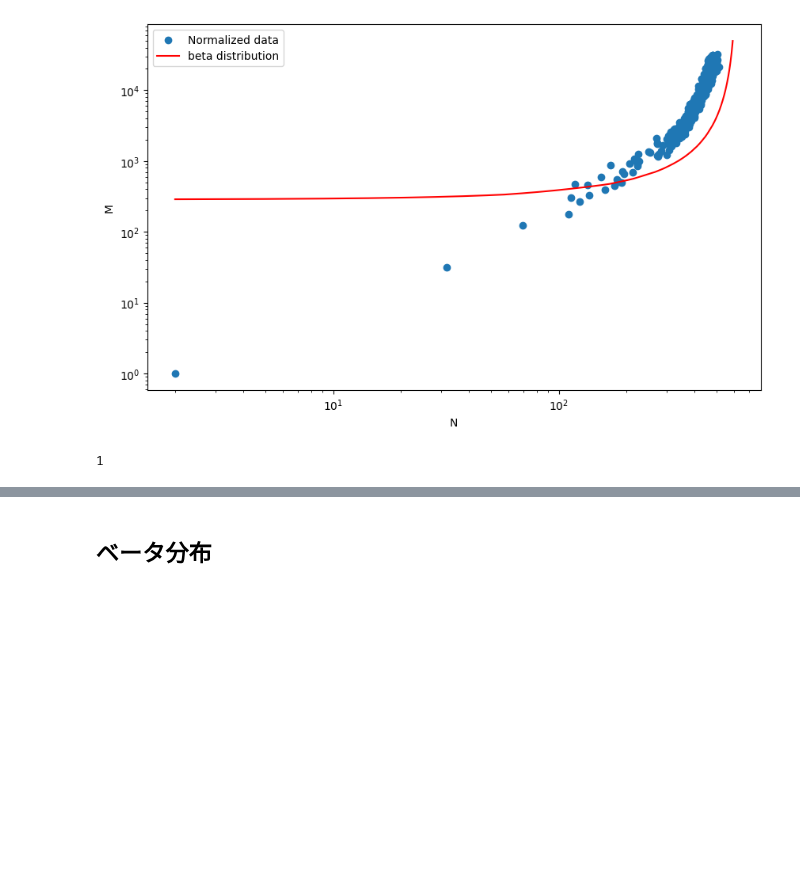
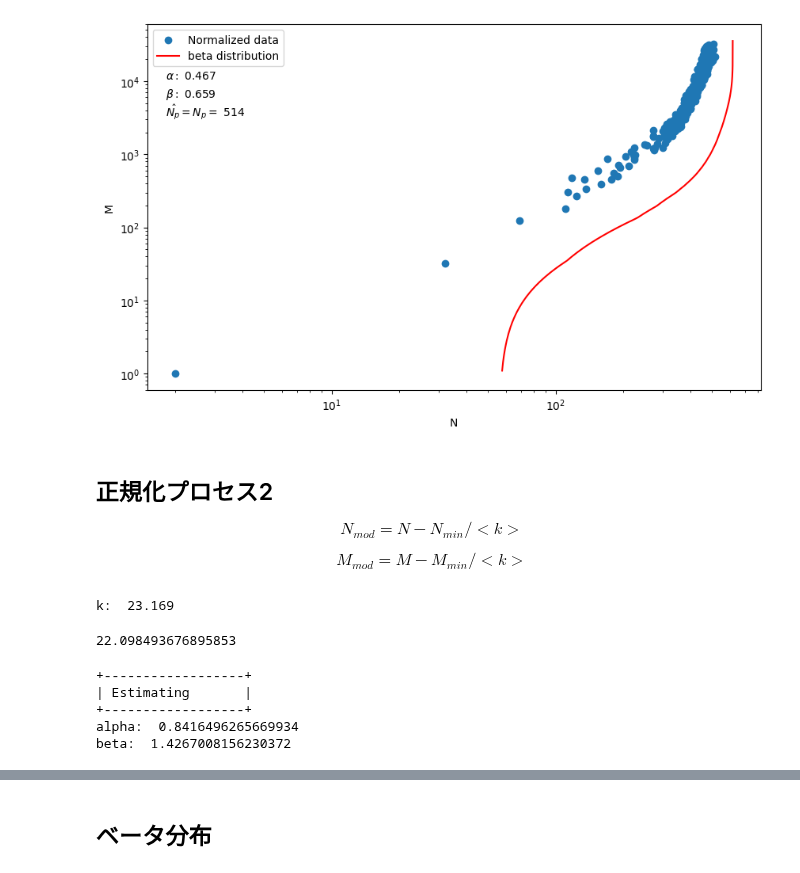
Before and after one commit to yiadka/mobility_scaling, a Jupyter notebook: notebooks/nmscaling_nor.ipynb, the cells around one changed output, grey strips where cells are left out. Saved outputs shown, nothing was run; the diff lists cells and outputs as text; code cells hidden in the pictures; blank space fills up the shorter version.

```diff
--- a/notebooks/nmscaling_nor.ipynb
+++ b/notebooks/nmscaling_nor.ipynb
@@ -95,10 +118,10 @@ for i in range(len(edge_left)):
 # %%
 Nfit = []
-for i in range(len(edge_left)):
-    Nfit.append(model_beta([edge_left[i]], alpha, beta))
+for i in range(len(df_left["edge"])):
+    Nfit.append(model_beta([df_left["edge"][i]], alpha, beta))
 # %%
 Mfit = []
-for i in range(len(edge_left)):
+for i in range(len(df_left["edge"])):
     Mfit.append((kappa[i]*Np*(Np-1))/8)
 # %%
 # 隣接する点を繋ぐように線形補間
@@ -132,7 +154,7 @@ max(node_norm)
 def model_beta_norm(x, alpha, beta):
     Np = 514
     f = lambda a: ( ((a ** (alpha - 1)) * ((1 - a)**(beta - 1))) / special.beta(alpha, beta)) * (1 - ((((alpha + beta)) * (2*a*x[0]) ) / (alpha*Np**2 - alpha*Np))) **(Np - 1)
-    ff, _ = integrate.quad_vec(f, 0, 1)  # 積分の値と推定誤差を別々に受け取る
+    ff, _ = integrate.fixed_quad(f, 0, 1)  # 積分の値と推定誤差を別々に受け取る
     func = Np * (1 - ff)
     return func
 # %%
@@ -153,3 +175,7 @@ beta:  5.393372514911838
+# %%
+kappa = []
+for i in range(len(edge_norm)):
+    kappa.append( (((alpha + beta)/alpha)**2) * ((2 * edge_norm[i]) / (Np**2 - Np)) )
 # %%
 Np = max(node_norm)
 alpha = params[0]
@@ -165,26 +191,43 @@ for i in range(len(kappa)):
 # %%
 # 隣接する点を繋ぐように線形補間
 spline_func = interpolate.interp1d(Nnorm_fit, Mnorm_fit,
                                    kind="linear")
 x_new = np.linspace(min(Nnorm_fit), max(Nnorm_fit), 1000)
 y_new = spline_func(x_new)
 
 plt.figure(figsize=(10, 6))
 # plt.scatter(node_left, edge_left, label="left")
 # plt.scatter(Nnorm_fit, Mnorm_fit, label="fit", c="red")
 plt.scatter(node_norm, edge_norm, label="Normalized data")
 plt.plot(x_new, y_new, "-", c="red", label="beta distribution")
 # node_normとMnorm_fitの間を補間する
 
+plt.text(0.03, 0.85, r'$\alpha:$ ' + str(round(alpha, 3)), transform=plt.gca().transAxes)
+plt.text(0.03, 0.80, r'$\beta:$ ' + str(round(beta, 3)), transform=plt.gca().transAxes)
+plt.text(0.03, 0.75, r'$\hat{N_{p}}=N_{p}=$ ' + str(Np), transform=plt.gca().transAxes)
+
 plt.xlabel("N")
 plt.ylabel("M")
 plt.xscale("log")
 plt.yscale("log")
 plt.legend()
 plt.show()
 # %% [output]
-[figure, old version]
+[figure, new version]
-# %%
-min(edge_norm )
-# %% [output]
-1
+# %% [markdown]
+## 正規化プロセス2
+$$
+N_{mod} = N - N_{min} / <k>
+$$
+
+$$
+M_{mod} = M - M_{min} / <k>
+$$
+# %%
+# edgeを平均次数で割る
+# ネットワークの平均次数
+k = sum(edge_left) / sum(node_left)
+k = round(k, 3)
+print("k: ", k)
+# %% [output]
+k:  23.169
@@ -190,0 +243,4 @@ min(edge_norm )
+# %%
+max(Nnorm2)
+# %% [output]
+22.098493676895853
@@ -190,0 +255,15 @@ min(edge_norm )
+# %%
+print("+------------------+")
+print("| Estimating       |")
+print("+------------------+")
+
+params, _ = optimize.curve_fit(model_beta_norm2, xdata=Mnorm2, ydata=Nnorm2)
+
+print("alpha: ", params[0])
+print("beta: ", params[1])
+# %% [output]
++------------------+
+| Estimating       |
++------------------+
+alpha:  0.8416496265669934
+beta:  1.4267008156230372
```
Also changed, not shown: parts of 34 cells of this notebook, 1 other file.
